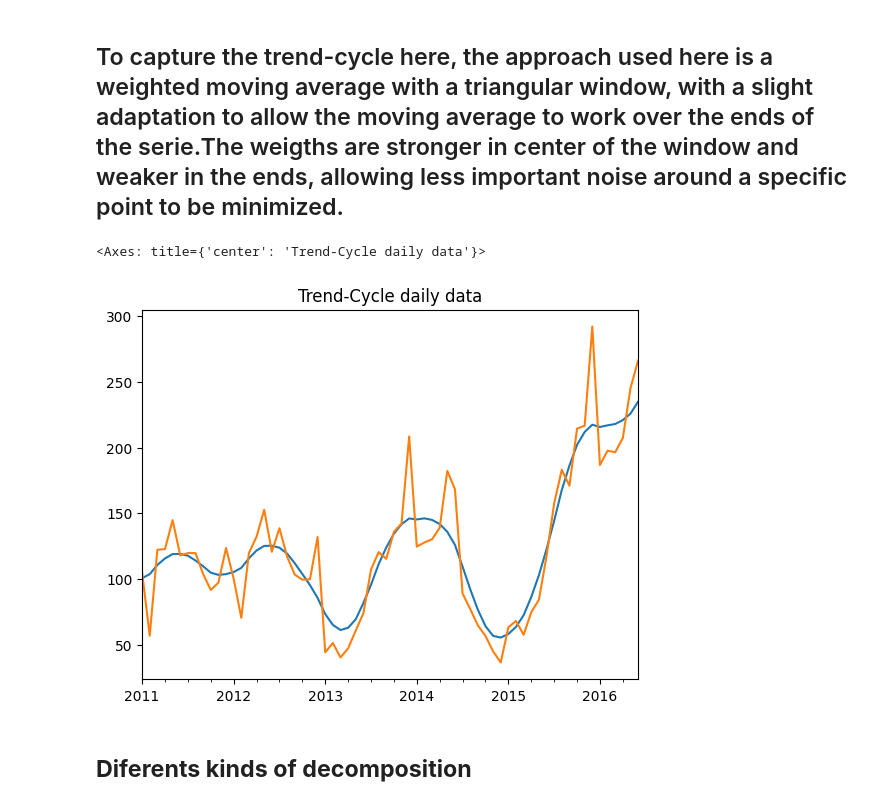
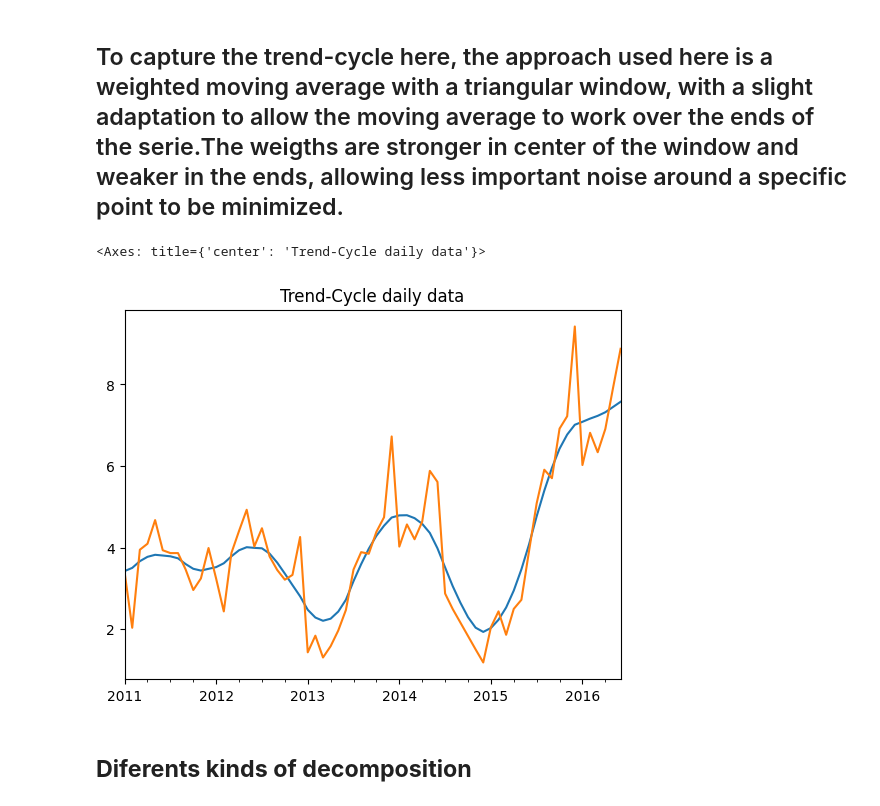
Before and after one commit to CaioMaxximus/Time_Series_Decomposition-bike_sales_america, a Jupyter notebook: time-series-decomposition-bike-sales-america.ipynb, the cells around one changed output. Cells and saved outputs as stored; diff of their text form; code cells hidden in the pictures.

Commit message:
Kaggle Notebook | Time_Series_Decomposition bike_sales_america | Version 6

```diff
--- a/time-series-decomposition-bike-sales-america.ipynb
+++ b/time-series-decomposition-bike-sales-america.ipynb
@@ -151,5 +167,5 @@ fig.tight_layout()
 # %%
-bike_sales_state = bike_sales_state.resample('M').sum()
+bike_sales_state = (bike_sales_state["Order_Quantity"].resample('M').mean()).to_frame()
 bike_sales_state["Order_Quantity"].plot()
 plt.title("Resampled to monthy sums data")
 plt.show()
@@ -168,6 +184,7 @@ def triangular_window(N):
 def moving_average_with_window(data,window_size = 5):
     half_window = window_size // 2
     smoothed_data = np.full(data.shape, np.nan)
+    window_size = window_size if window_size % 2 != 0 else window_size + 1
     for i in range(0,data.size):
         lf_index = max(0,i - half_window )
         rg_index = min(data.size - 1, i + half_window)
@@ -185,14 +202,14 @@ def moving_average_with_window(data,window_size = 5):
 # %%
 
 trend_cycle_data = pd.DataFrame()
-trend_cycle_data["Order_Quantity"] = moving_average_with_window(bike_sales_state["Order_Quantity"],(11))
+trend_cycle_data["Order_Quantity"] = moving_average_with_window(bike_sales_state["Order_Quantity"],(13))
 trend_cycle_data.index = bike_sales_state.index
 plt.title("Trend-Cycle daily data")
 trend_cycle_data["Order_Quantity"].plot()
 bike_sales_state["Order_Quantity"].plot()
 # %% [output]
 <Axes: title={'center': 'Trend-Cycle daily data'}>
-[figure, old version]
+[figure, new version]
 # %% [markdown]
 ## **Diferents kinds of decomposition**
 # %% [markdown]
```
Also changed, not shown: parts of 9 cells of this notebook.
